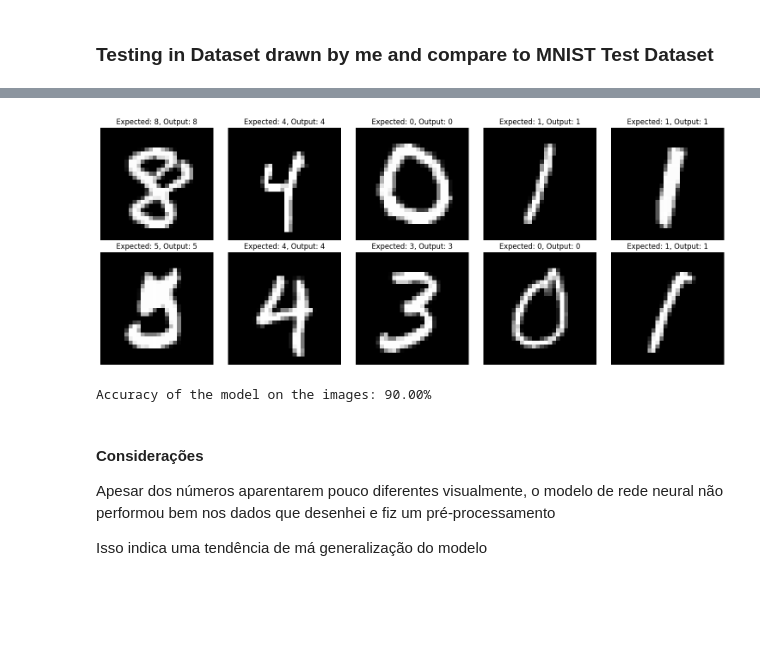
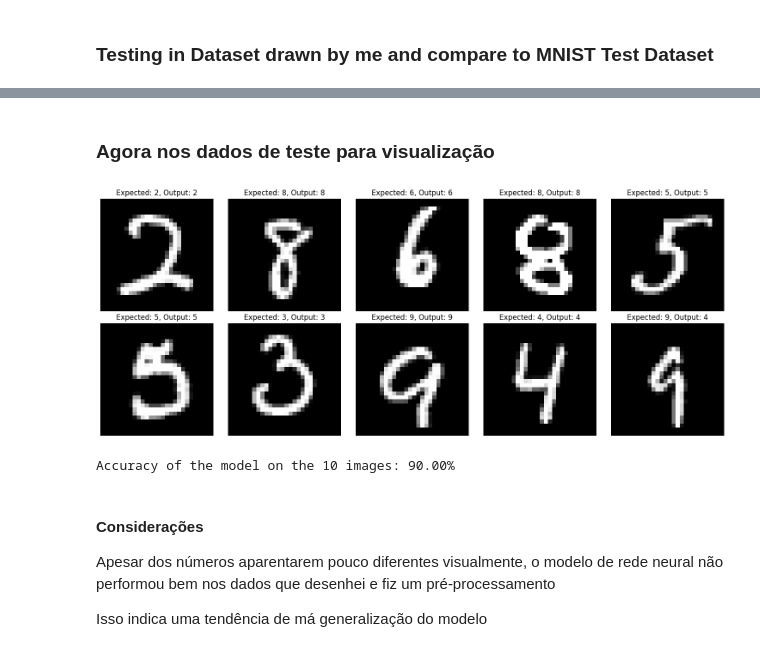
Before and after one commit to lorenzo-cm/ml-tp1, a Jupyter notebook: main.ipynb, the cells around one changed output, grey strips where cells are left out. Drawn from its saved outputs; the diff is of its cells as text; code cells hidden in the pictures; blank space fills up the shorter version.

```diff
--- a/main.ipynb
+++ b/main.ipynb
@@ -455,8 +424,11 @@ Accuracy of the model on the images: 20.00%
-# %%
-test_model(best_model, test_loader, mod=1)
-# %% [output]
-[figure, removed]
-Accuracy of the model on the images: 90.00%
+# %% [markdown]
+### Agora nos dados de teste para visualização
+# %%
+test_loader_batch_1 = DataLoader(dataset_test, batch_size=1)
+test_model(best_model, test_loader_batch_1, mod=1)
+# %% [output]
+[figure, added]
+Accuracy of the model on the 10 images: 90.00%
 # %% [markdown]
 #### Considerações
 
```
Also changed, not shown: parts of 10 cells of this notebook, 21 other files.
